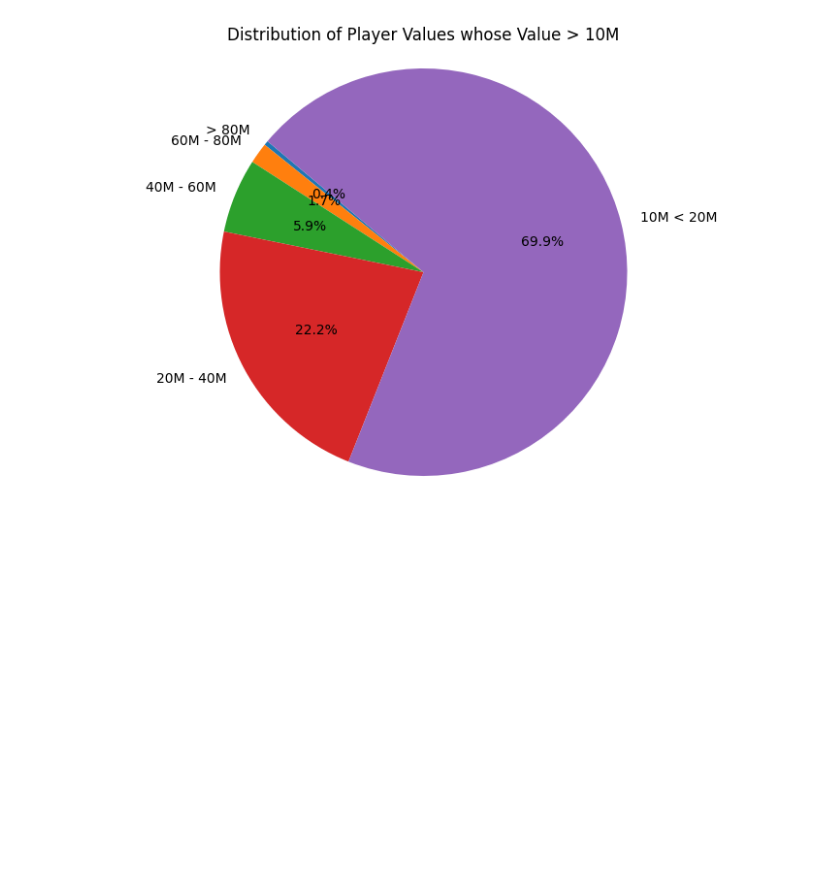
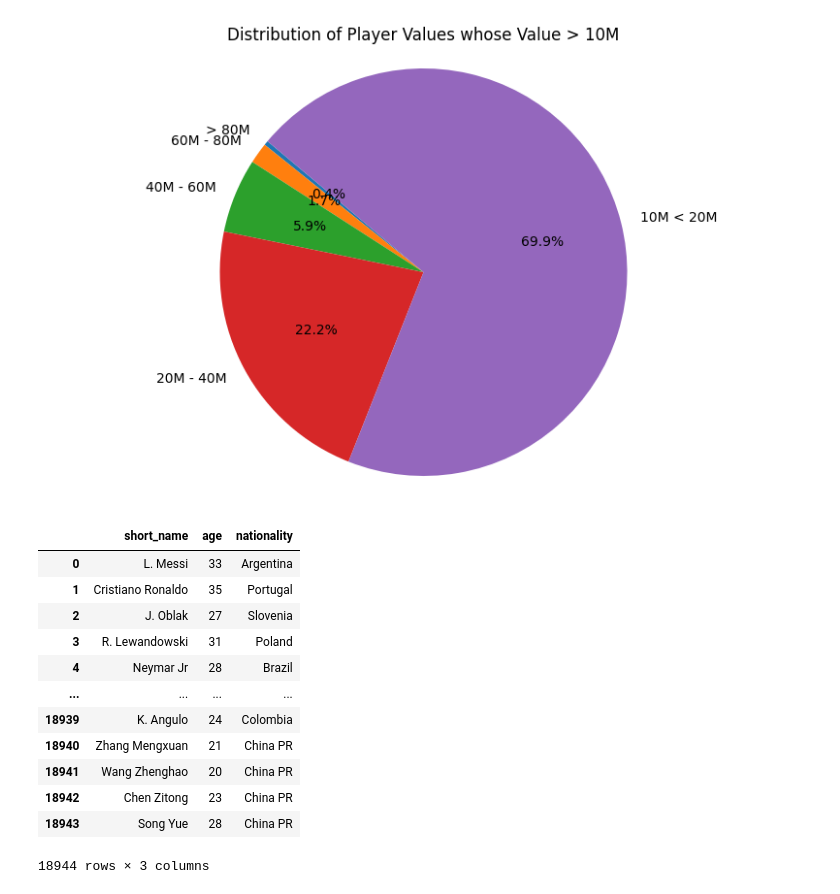
Before and after one commit to Scholiboi/compute-task, a Jupyter notebook: 2.ipynb, the cells around one changed output. Drawn from its saved outputs; the diff is of its cells as text; code cells hidden in the pictures; blank space fills up the shorter version.

```diff
--- a/2.ipynb
+++ b/2.ipynb
@@ -139,3 +139,20 @@ short_name    592
 value_eur     592
 dtype: int64
 [figure]
+# %%
+df1 = df[['short_name','age','nationality']]
+df1
+# %% [output]
+|  | short_name | age | nationality |
+| 0 | L. Messi | 33 | Argentina |
+| 1 | Cristiano Ronaldo | 35 | Portugal |
+| 2 | J. Oblak | 27 | Slovenia |
+| 3 | R. Lewandowski | 31 | Poland |
+| 4 | Neymar Jr | 28 | Brazil |
+| ... | ... | ... | ... |
+| 18939 | K. Angulo | 24 | Colombia |
+| 18940 | Zhang Mengxuan | 21 | China PR |
+| 18941 | Wang Zhenghao | 20 | China PR |
+| 18942 | Chen Zitong | 23 | China PR |
+| 18943 | Song Yue | 28 | China PR |
+18944 rows × 3 columns
```
Also changed, not shown: parts of 3 cells of this notebook, 1 other file.
